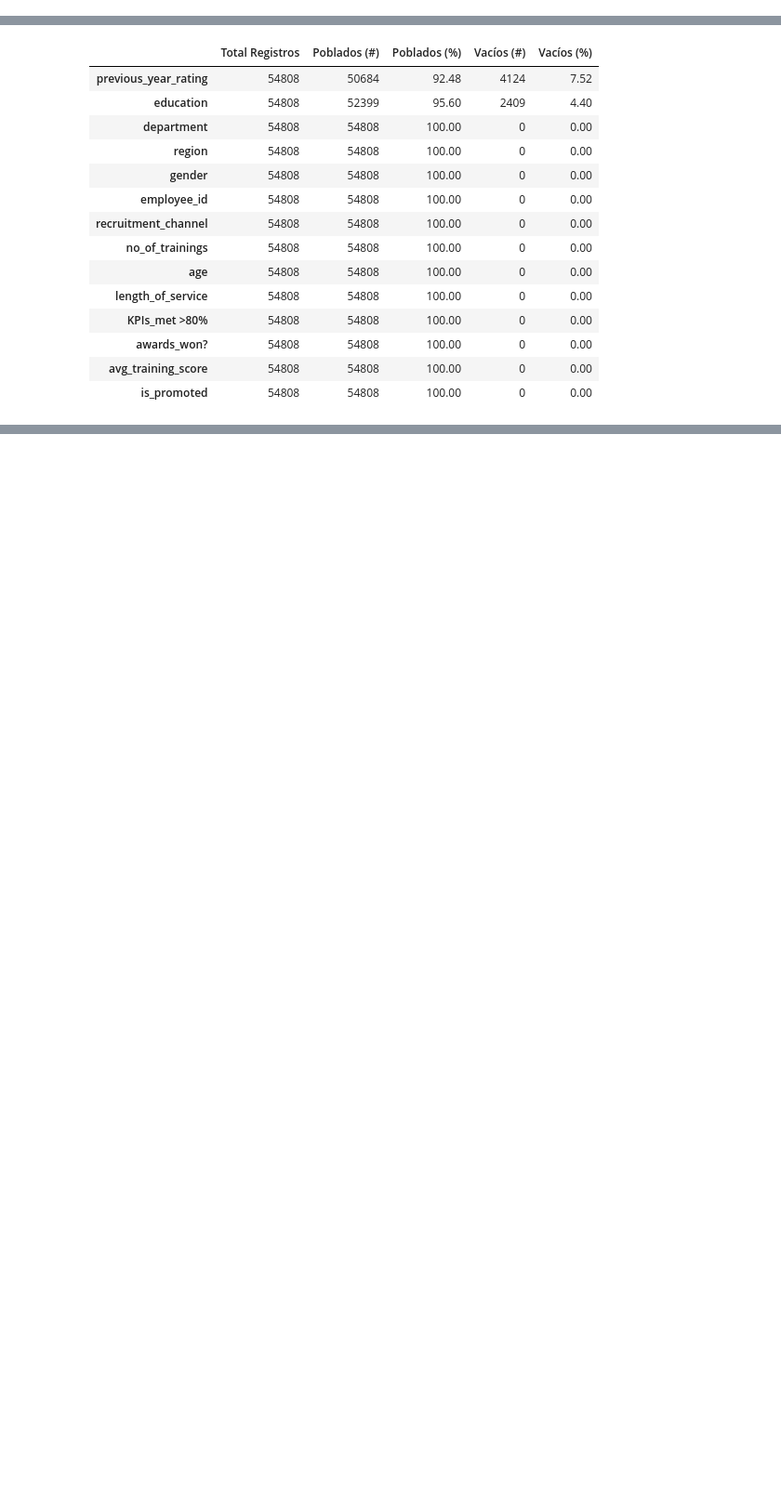
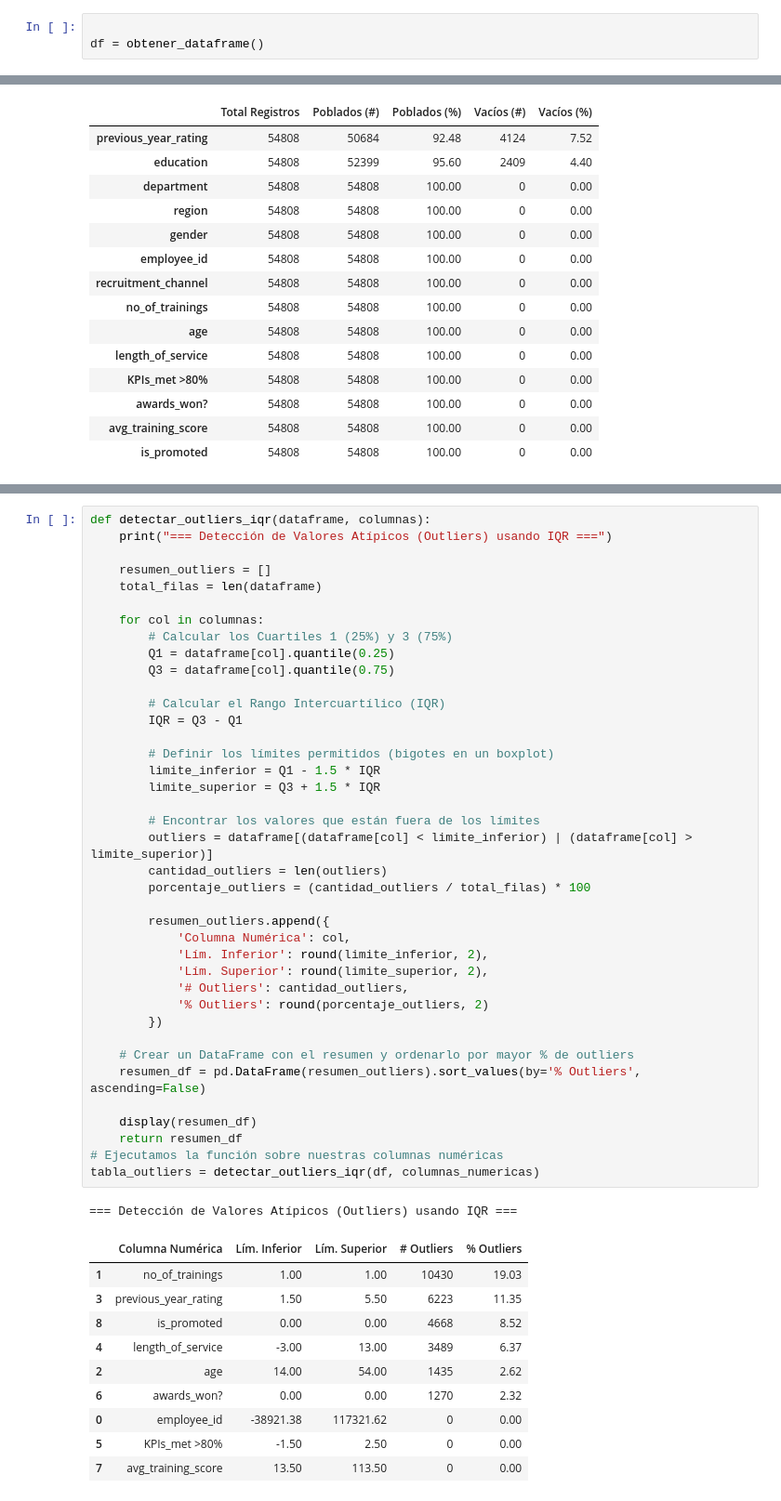
Before and after one commit to lMiaul/ML_TF, a Jupyter notebook: pipeline.ipynb, the cells around one changed output, grey strips where cells are left out. Shown at 93% size. Saved outputs shown, nothing was run; the diff lists cells and outputs as text; blank space fills up the shorter version.

```diff
--- a/pipeline.ipynb
+++ b/pipeline.ipynb
@@ -5,3 +7,6 @@ from IPython.display import display
+# %%
+
+df = obtener_dataframe()
 # %%
 df.shape
 # %% [output]
@@ -121,0 +250,51 @@ display(analisis_columnas)
+# %%
+def detectar_outliers_iqr(dataframe, columnas):
+    print("=== Detección de Valores Atípicos (Outliers) usando IQR ===")
+
+    resumen_outliers = []
+    total_filas = len(dataframe)
+
+    for col in columnas:
+        # Calcular los Cuartiles 1 (25%) y 3 (75%)
+        Q1 = dataframe[col].quantile(0.25)
+        Q3 = dataframe[col].quantile(0.75)
+
+        # Calcular el Rango Intercuartílico (IQR)
+        IQR = Q3 - Q1
+
+        # Definir los límites permitidos (bigotes en un boxplot)
+        limite_inferior = Q1 - 1.5 * IQR
+        limite_superior = Q3 + 1.5 * IQR
+
+        # Encontrar los valores que están fuera de los límites
+        outliers = dataframe[(dataframe[col] < limite_inferior) | (dataframe[col] > limite_superior)]
+        cantidad_outliers = len(outliers)
+        porcentaje_outliers = (cantidad_outliers / total_filas) * 100
+
+        resumen_outliers.append({
+            'Columna Numérica': col,
+            'Lím. Inferior': round(limite_inferior, 2),
+            'Lím. Superior': round(limite_superior, 2),
+            '# Outliers': cantidad_outliers,
+            '% Outliers': round(porcentaje_outliers, 2)
+        })
+
+    # Crear un DataFrame con el resumen y ordenarlo por mayor % de outliers
+    resumen_df = pd.DataFrame(resumen_outliers).sort_values(by='% Outliers', ascending=False)
+
+    display(resumen_df)
+    return resumen_df
+# Ejecutamos la función sobre nuestras columnas numéricas
+tabla_outliers = detectar_outliers_iqr(df, columnas_numericas)
+# %% [output]
+=== Detección de Valores Atípicos (Outliers) usando IQR ===
+|  | Columna Numérica | Lím. Inferior | Lím. Superior | # Outliers | % Outliers |
+| 1 | no_of_trainings | 1.00 | 1.00 | 10430 | 19.03 |
+| 3 | previous_year_rating | 1.50 | 5.50 | 6223 | 11.35 |
+| 8 | is_promoted | 0.00 | 0.00 | 4668 | 8.52 |
+| 4 | length_of_service | -3.00 | 13.00 | 3489 | 6.37 |
+| 2 | age | 14.00 | 54.00 | 1435 | 2.62 |
+| 6 | awards_won? | 0.00 | 0.00 | 1270 | 2.32 |
+| 0 | employee_id | -38921.38 | 117321.62 | 0 | 0.00 |
+| 5 | KPIs_met >80% | -1.50 | 2.50 | 0 | 0.00 |
+| 7 | avg_training_score | 13.50 | 113.50 | 0 | 0.00 |
```
Also changed, not shown: parts of 6 cells of this notebook, 1 other file.
